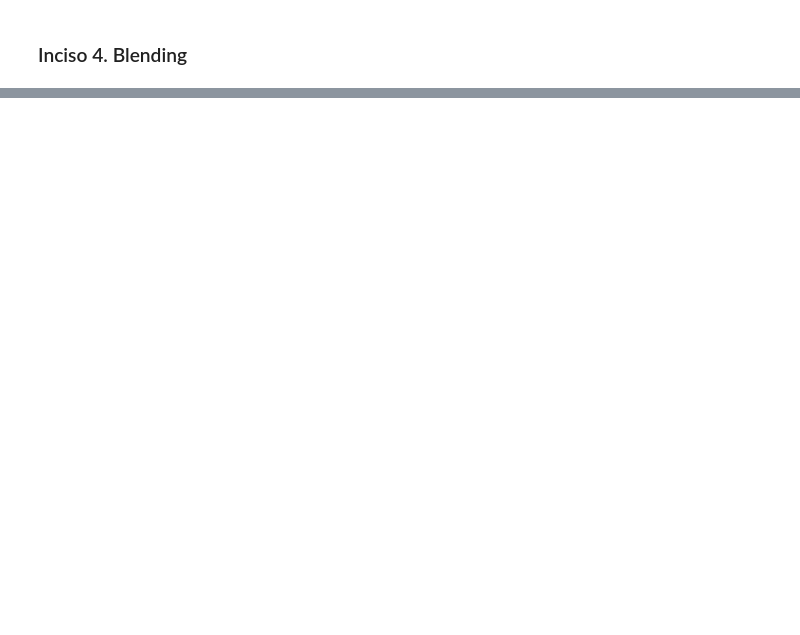
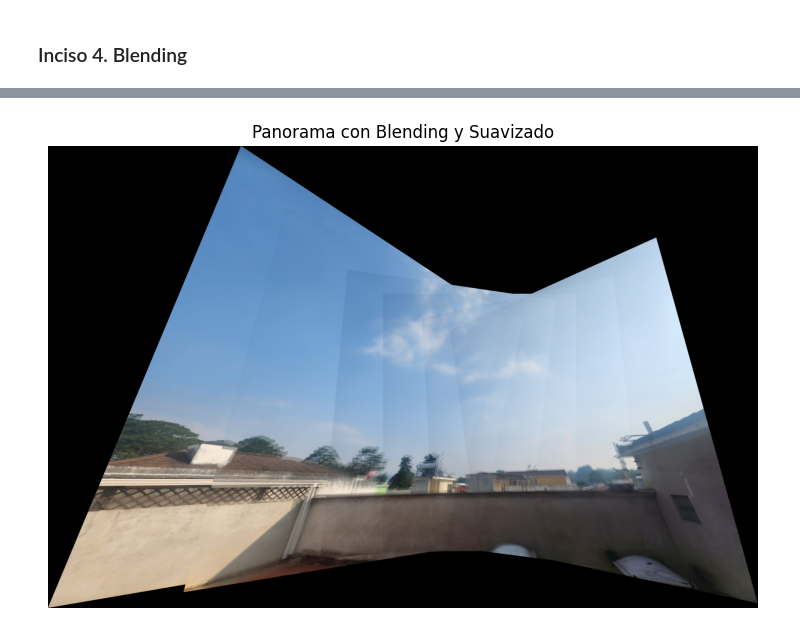
Before and after one commit to MarioGuerra21008/panoramicImages_CV, a Jupyter notebook: panoramicImages.ipynb, the cells around one changed output, grey strips where cells are left out. Saved outputs shown, nothing was run; the diff lists cells and outputs as text; code cells hidden in the pictures; blank space fills up the shorter version.

```diff
--- a/panoramicImages.ipynb
+++ b/panoramicImages.ipynb
@@ -134,0 +182,12 @@ plt.show()
+# %%
+pano_smooth = cv2.bilateralFilter(pano_blend, d=9, sigmaColor=75, sigmaSpace=75)
+
+# Mostrar panorama suavizado
+pano_smooth_rgb = cv2.cvtColor(pano_smooth, cv2.COLOR_BGR2RGB)
+plt.figure(figsize=(12, 6))
+plt.imshow(pano_smooth_rgb)
+plt.axis('off')
+plt.title("Panorama con Blending y Suavizado")
+plt.show()
+# %% [output]
+[figure, added]
```
Also changed, not shown: parts of 5 cells of this notebook.
